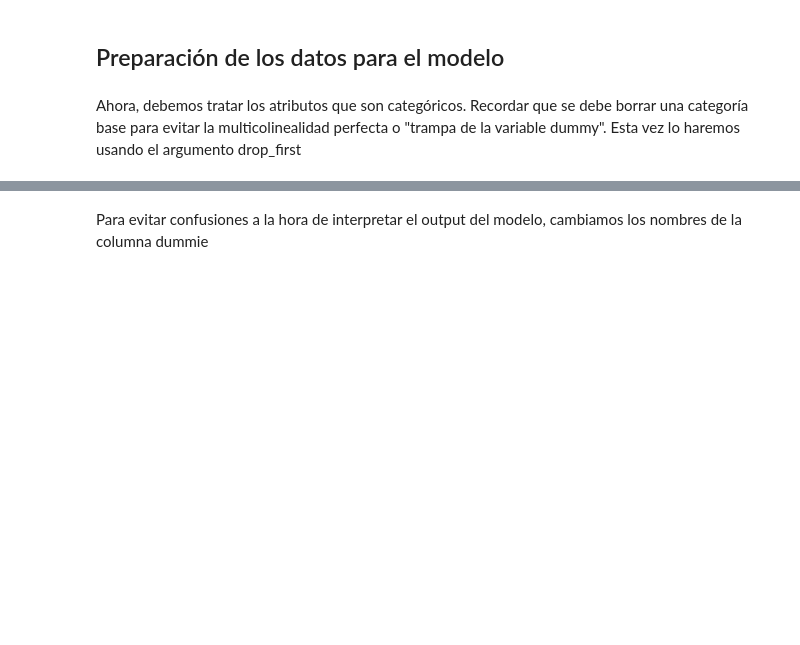
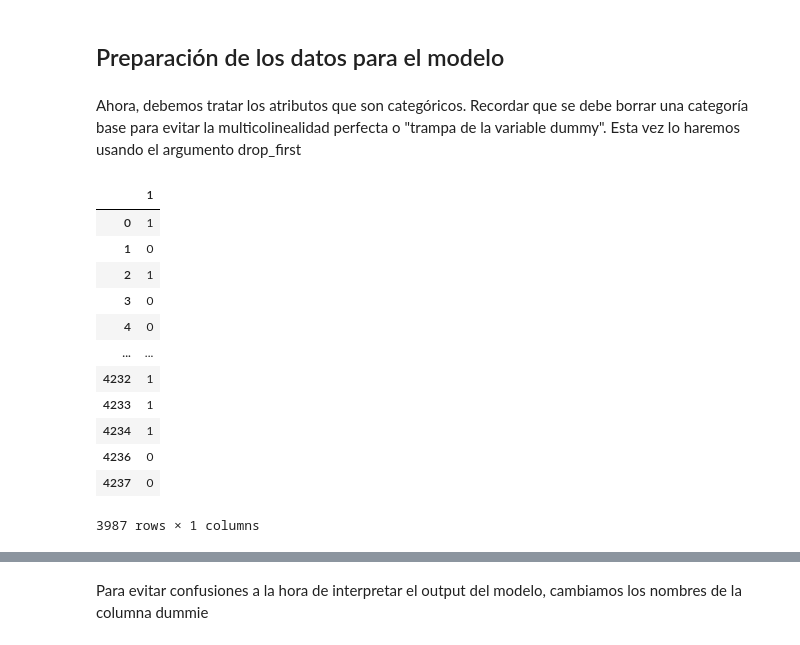
Before and after one commit to jorgeston/docencia, a Jupyter notebook: Machine Learning II/Laboratorio_3_ML2.ipynb, the cells around one changed output, grey strips where cells are left out. Drawn from its saved outputs; the diff is of its cells as text; code cells hidden in the pictures; blank space fills up the shorter version.

```diff
--- a/Machine Learning II/Laboratorio_3_ML2.ipynb
+++ b/Machine Learning II/Laboratorio_3_ML2.ipynb
@@ -57,3 +115,19 @@ dummies_BPMeds = pd.get_dummies(df.BPMeds, drop_first=True)
 dummies_prevalentStroke= pd.get_dummies(df.prevalentStroke, drop_first=True)
 dummies_prevalentHyp = pd.get_dummies(df.prevalentHyp, drop_first=True)
 dummies_diabetes = pd.get_dummies(df.diabetes , drop_first=True)
+# %%
+dummies_male
+# %% [output]
+|  | 1 |
+| 0 | 1 |
+| 1 | 0 |
+| 2 | 1 |
+| 3 | 0 |
+| 4 | 0 |
+| ... | ... |
+| 4232 | 1 |
+| 4233 | 1 |
+| 4234 | 1 |
+| 4236 | 0 |
+| 4237 | 0 |
+3987 rows × 1 columns
```
Also changed, not shown: parts of 25 cells of this notebook.
